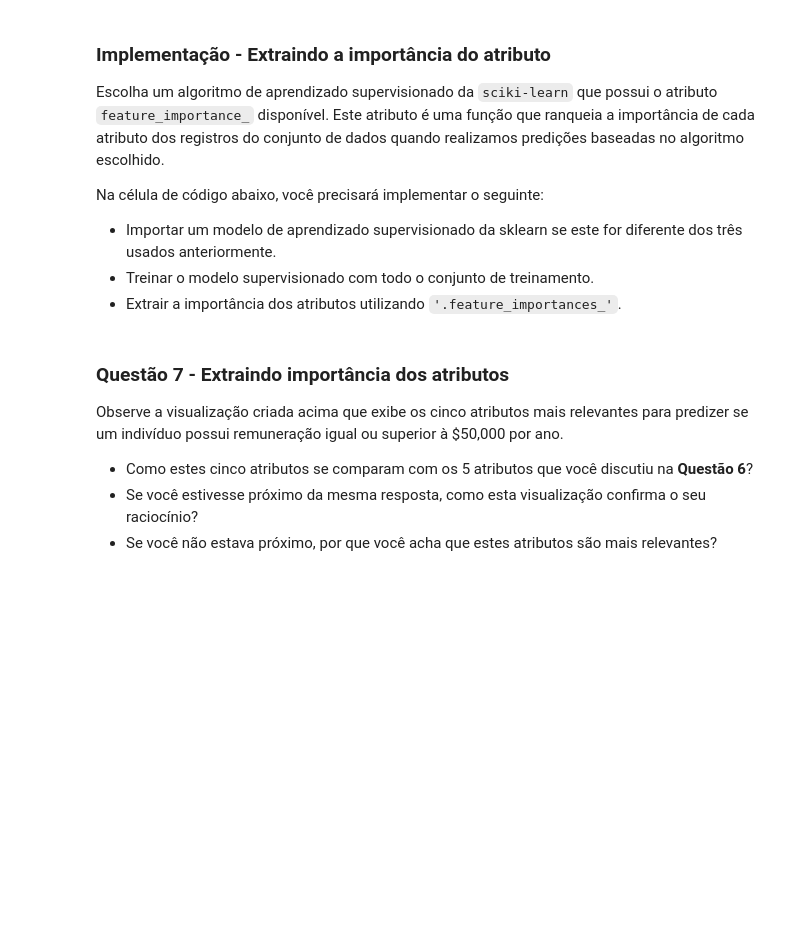
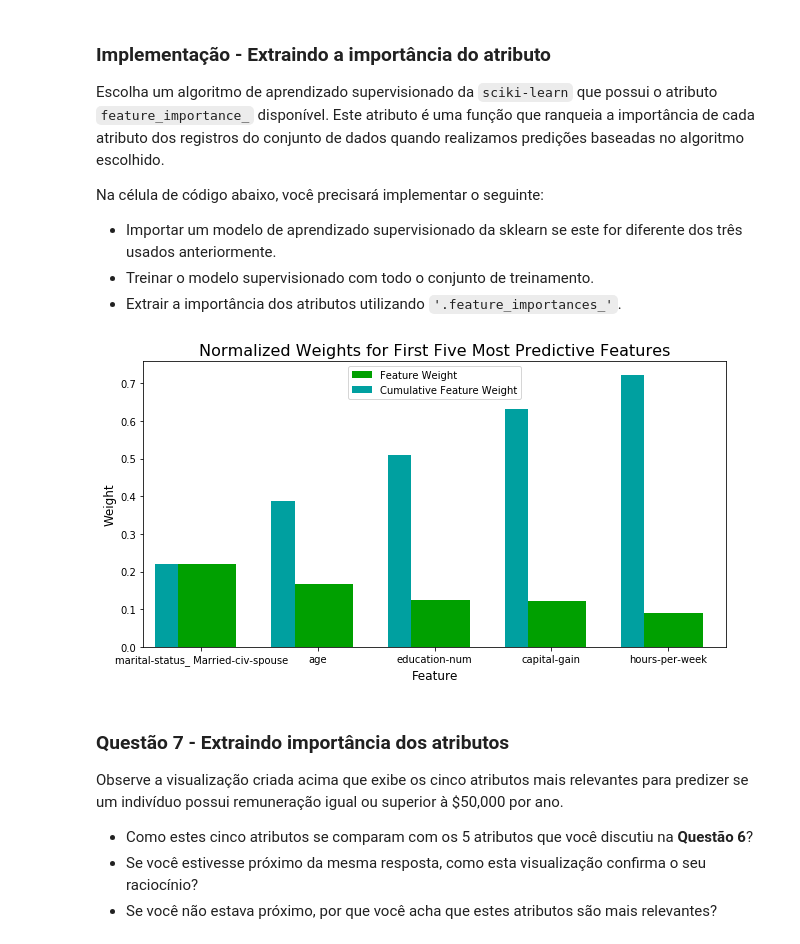
Before and after one commit to jmbrunetto/UdacityCharityML, a Jupyter notebook: finding_donors/finding_donors_PT.ipynb, the cells around one changed output. Cells and saved outputs as stored; diff of their text form; code cells hidden in the pictures; blank space fills up the shorter version.

```diff
--- a/finding_donors/finding_donors_PT.ipynb
+++ b/finding_donors/finding_donors_PT.ipynb
@@ -576,15 +640,17 @@ Na célula de código abaixo, você precisará implementar o seguinte:
 # %%
 # TODO: Importar um modelo de aprendizado supervisionado que tenha 'feature_importances_'
 
 
 # TODO: Treinar o modelo utilizando o conjunto de treinamento com .fit(X_train, y_train)
-model = None
+model = DecisionTreeClassifier().fit(X_train, y_train)
 
 # TODO: Extrair a importância dos atributos utilizando .feature_importances_
-importances = None
+importances = model.feature_importances_
 
 # Plotar
 vs.feature_plot(importances, X_train, y_train)
+# %% [output]
+[figure, added]
 # %% [markdown]
 ### Questão 7 - Extraindo importância dos atributos
 
```
Also changed, not shown: parts of 17 cells of this notebook, 1 other file.
